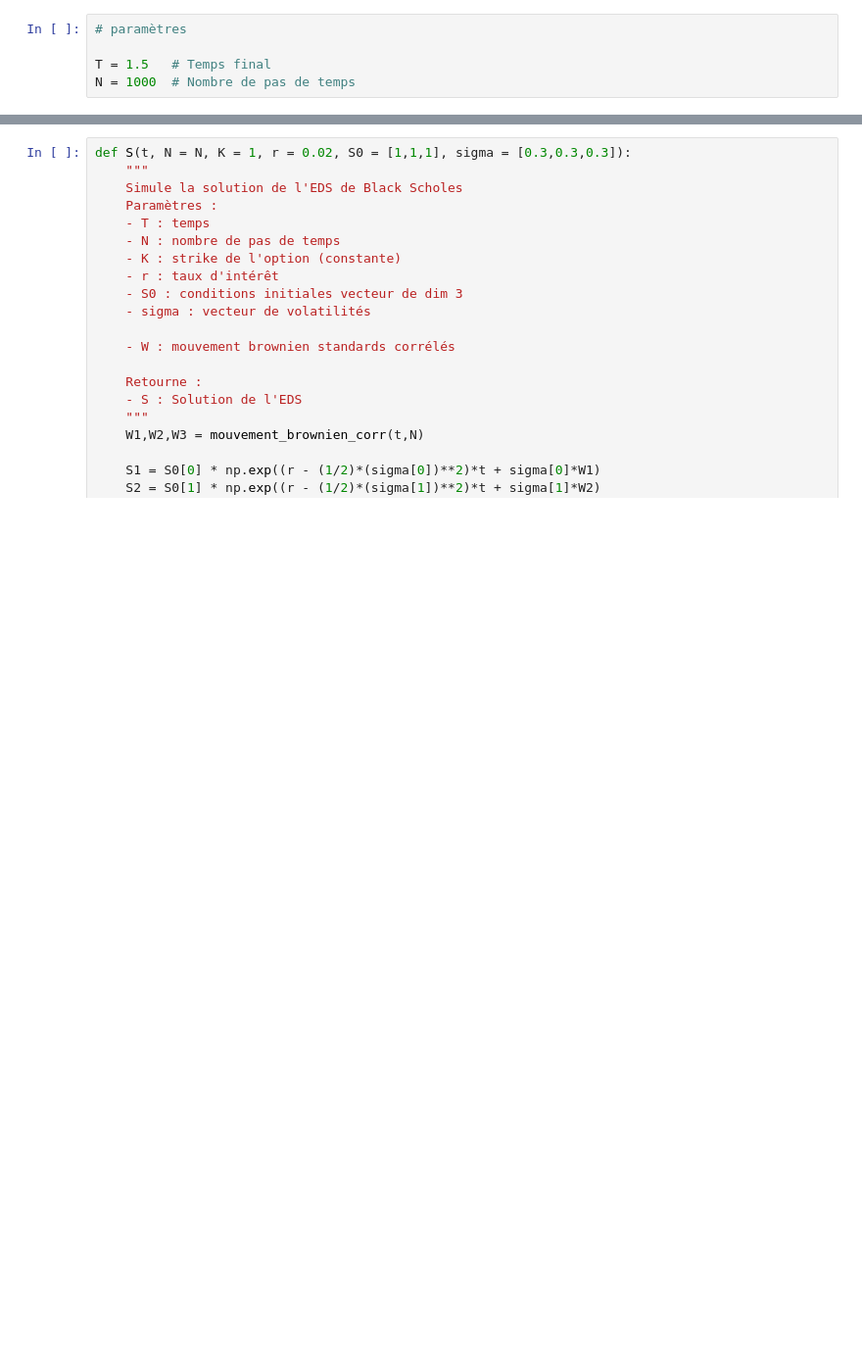
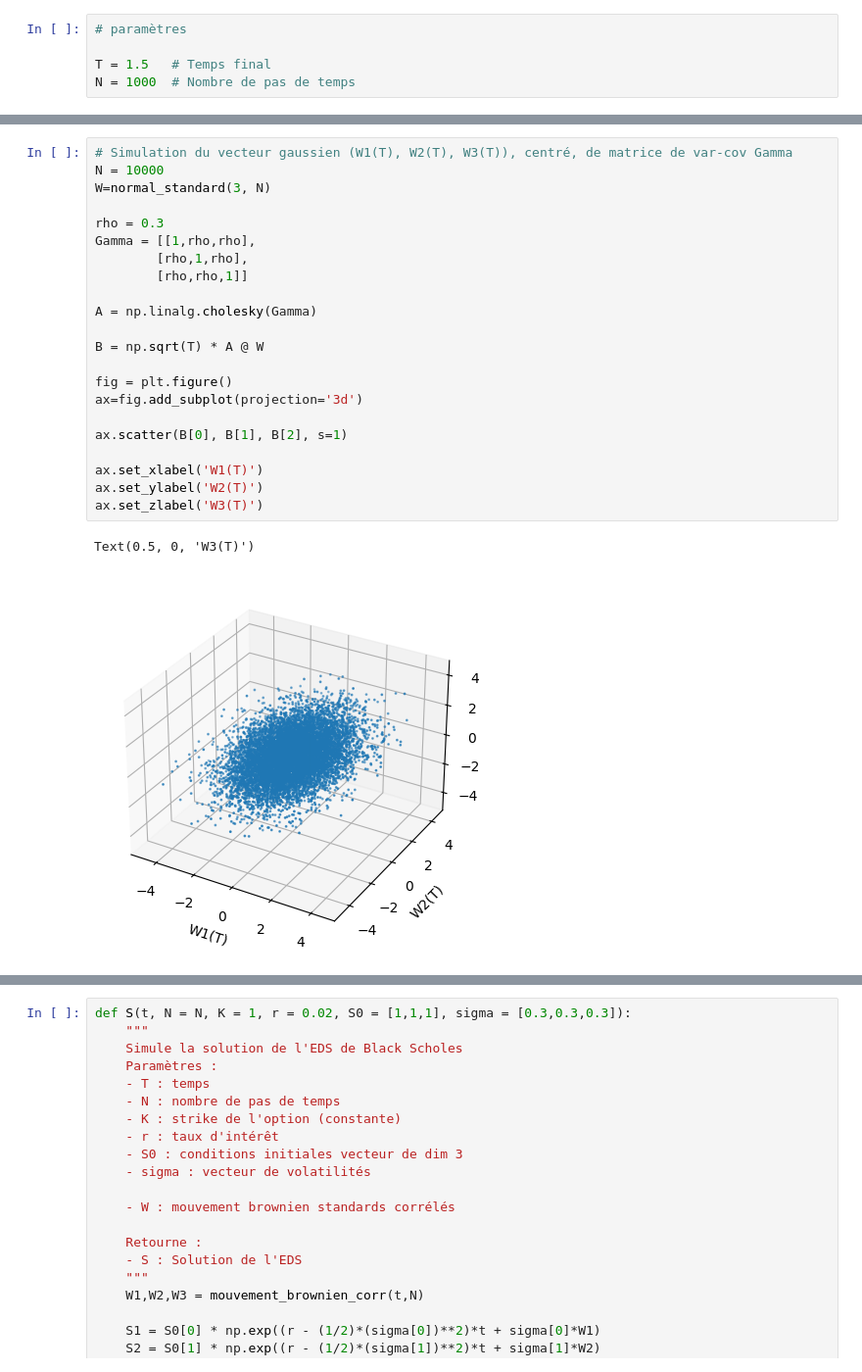
Before and after one commit to quentin-beaurez/Best-of-Options, a Jupyter notebook: BestOf.ipynb, the cells around one changed output, grey strips where cells are left out. Shown at 98% size. Saved outputs shown, nothing was run; the diff lists cells and outputs as text; blank space fills up the shorter version.

```diff
--- a/BestOf.ipynb
+++ b/BestOf.ipynb
@@ -110,3 +125,28 @@ Text(0.5, 0, 'W3(T)')
+# %%
+# Simulation du vecteur gaussien (W1(T), W2(T), W3(T)), centré, de matrice de var-cov Gamma
+N = 10000
+W=normal_standard(3, N)
+
+rho = 0.3
+Gamma = [[1,rho,rho],
+        [rho,1,rho],
+        [rho,rho,1]]
+
+A = np.linalg.cholesky(Gamma)
+
+B = np.sqrt(T) * A @ W
+
+fig = plt.figure()
+ax=fig.add_subplot(projection='3d')
+
+ax.scatter(B[0], B[1], B[2], s=1)
+
+ax.set_xlabel('W1(T)')
+ax.set_ylabel('W2(T)')
+ax.set_zlabel('W3(T)')
+# %% [output]
+Text(0.5, 0, 'W3(T)')
+[figure, added]
 # %%
 # test approximaton esperance de v.a. uniformes indep
 N = 10000
```
Also changed, not shown: parts of 12 cells of this notebook.
